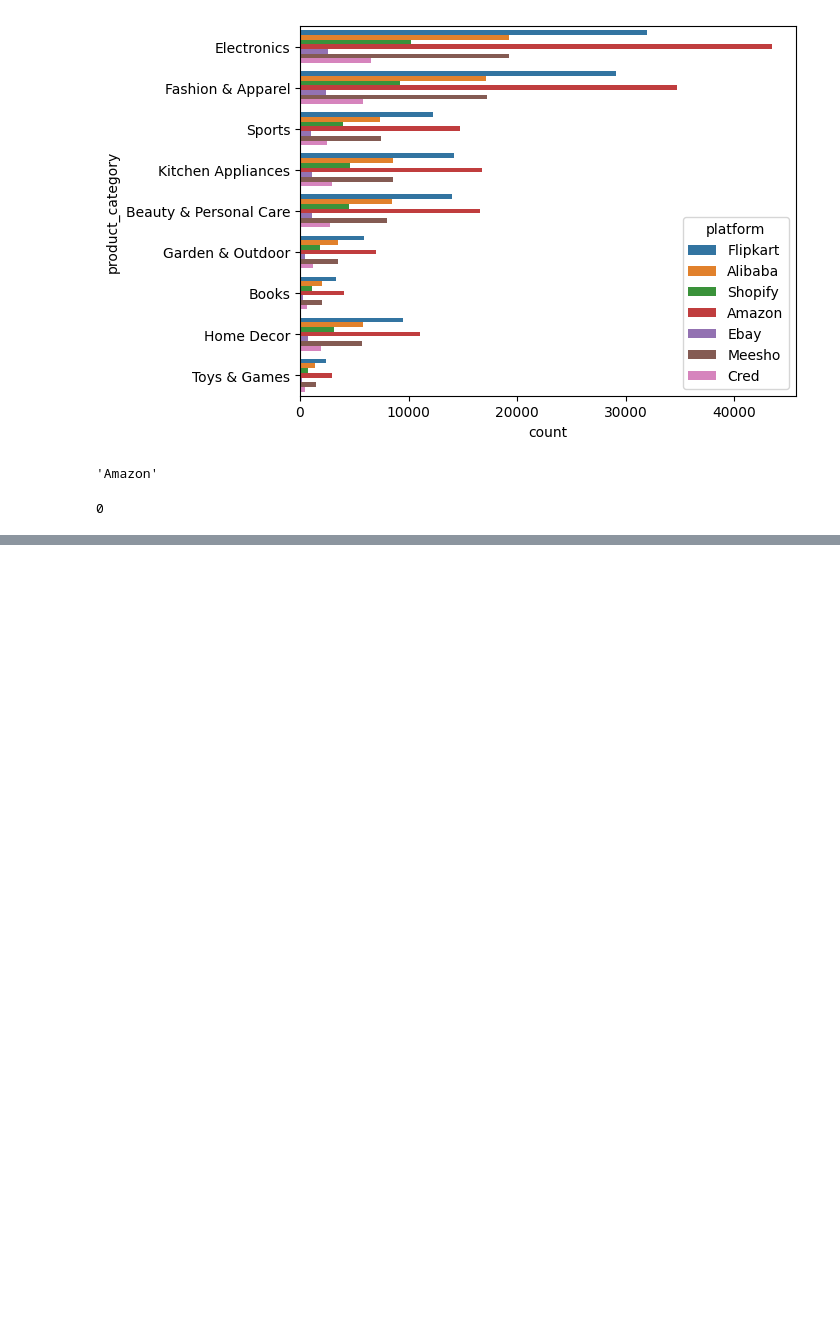
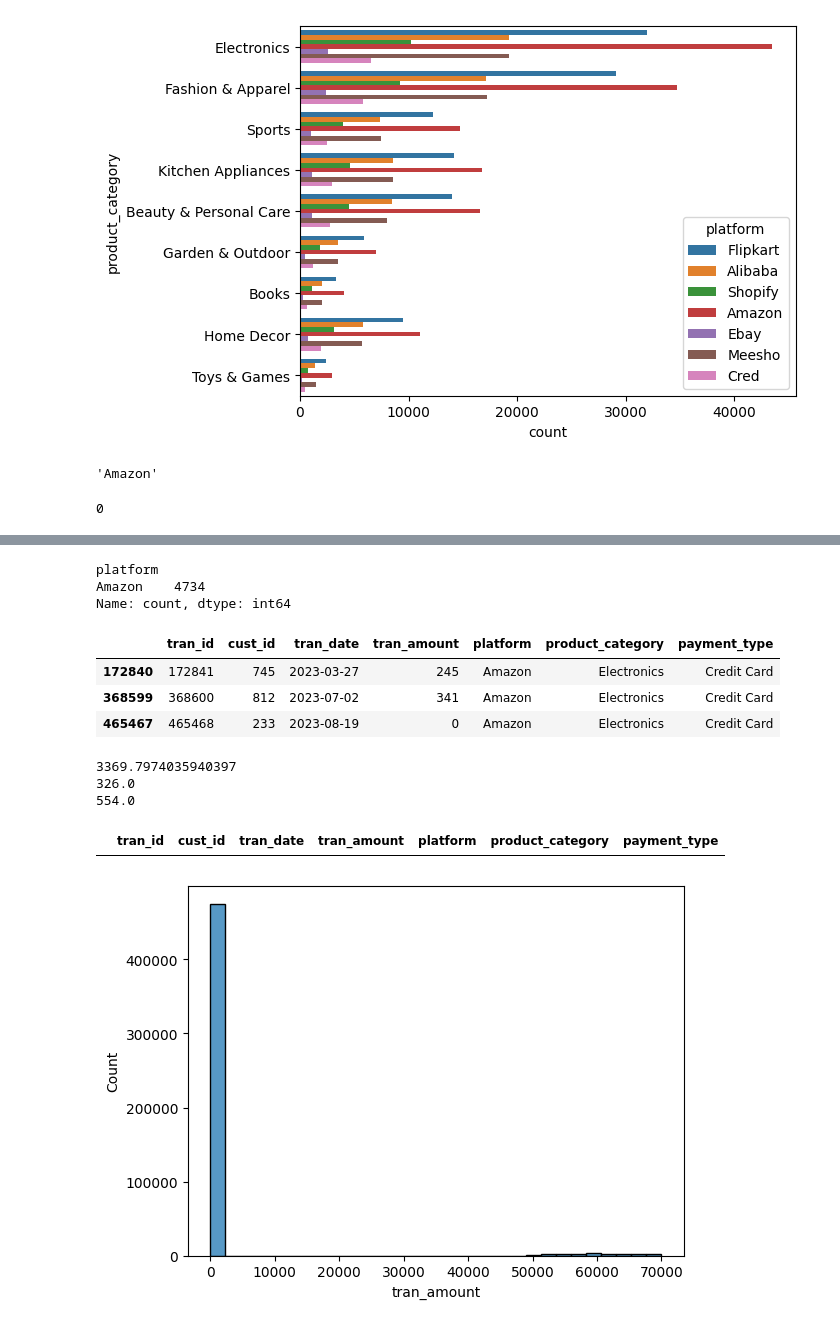
Before and after one commit to HMurawski/credit_card_launch, a Jupyter notebook: main.ipynb, the cells around one changed output, grey strips where cells are left out. Drawn from its saved outputs; the diff is of its cells as text; code cells hidden in the pictures; blank space fills up the shorter version.

```diff
--- a/main.ipynb
+++ b/main.ipynb
@@ -622,0 +640,35 @@ df_trans["platform"].isnull().sum()
+# %%
+df_trans_0["platform"].value_counts()
+# %% [output]
+platform
+Amazon    4734
+Name: count, dtype: int64
+# %%
+df_amazon_electronics_cc = df_trans[(df_trans["platform"]=="Amazon") &(df_trans["payment_type"] == "Credit Card")&(df_trans["product_category"] == "Electronics")]
+df_amazon_electronics_cc.sample(3)
+# %% [output]
+|  | tran_id | cust_id | tran_date | tran_amount | platform | product_category | payment_type |
+| 172840 | 172841 | 745 | 2023-03-27 | 245 | Amazon | Electronics | Credit Card |
+| 368599 | 368600 | 812 | 2023-07-02 | 341 | Amazon | Electronics | Credit Card |
+| 465467 | 465468 | 233 | 2023-08-19 | 0 | Amazon | Electronics | Credit Card |
+# %%
+print(df_amazon_electronics_cc["tran_amount"].mean())
+print(df_amazon_electronics_cc["tran_amount"].median())
+print(df_amazon_electronics_cc[df_amazon_electronics_cc["tran_amount"] > 0]["tran_amount"].median())
+
+median_to_replace = df_amazon_electronics_cc[df_amazon_electronics_cc["tran_amount"] > 0]["tran_amount"].median()
+# %% [output]
+3369.7974035940397
+326.0
+554.0
+# %%
+df_trans["tran_amount"].replace(0, median_to_replace, inplace=True)
+# %%
+df_trans[df_trans["tran_amount"]==0]
+# %% [output]
+|  | tran_id | cust_id | tran_date | tran_amount | platform | product_category | payment_type |
+# %%
+sns.histplot(df_trans["tran_amount"], bins=30)
+plt.show()
+# %% [output]
+[figure, added]
```
Also changed, not shown: parts of 20 cells of this notebook.
